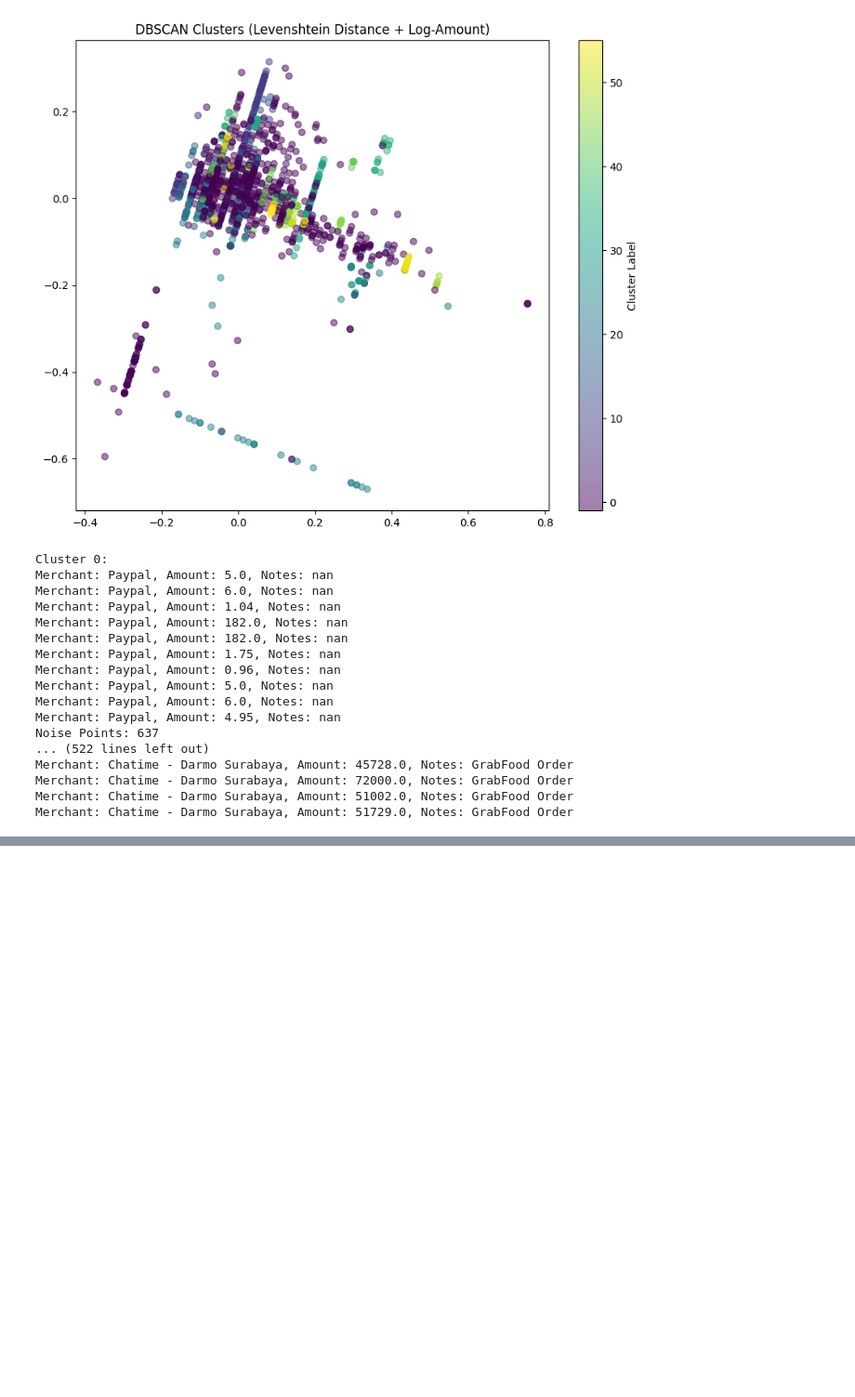
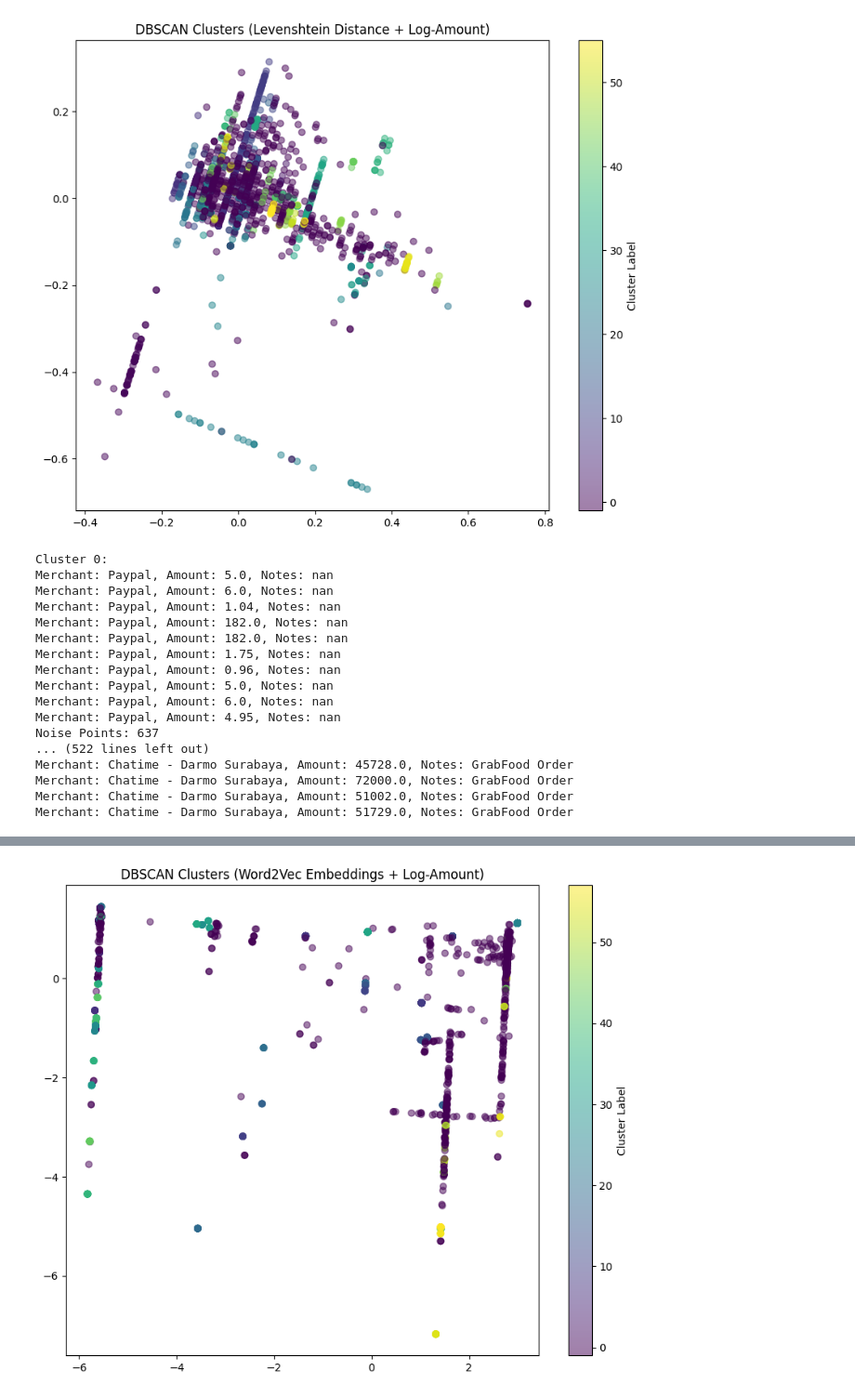
Before and after one commit to CekDuit/machine-learning, a Jupyter notebook: Email_Data_Extraction/clustering/testing_word2vec.ipynb, the cells around one changed output, grey strips where cells are left out. Shown: that part at 93% size. Saved outputs shown, nothing was run; the diff lists cells and outputs as text; code cells hidden in the pictures; blank space fills up the shorter version.

```diff
--- a/Email_Data_Extraction/clustering/testing_word2vec.ipynb
+++ b/Email_Data_Extraction/clustering/testing_word2vec.ipynb
@@ -130,0 +115,94 @@ Index(['Datetime', 'Merchant Name', 'Sub Category', 'Category', 'Amount',
+# %%
+import pandas as pd
+import numpy as np
+from gensim.models import Word2Vec
+from sklearn.cluster import DBSCAN
+from sklearn.decomposition import PCA
+import matplotlib.pyplot as plt
+from sklearn.preprocessing import MinMaxScaler
+from collections import defaultdict
+
+# 1. Load the Data
+csv_file_path = "merge-extracted-email.csv"
+df = pd.read_csv(csv_file_path, sep=";", on_bad_lines="skip")
+
+# Pastikan kolom yang dibutuhkan ada
+if "Merchant Name" not in df.columns or "Notes" not in df.columns or "Amount" not in df.columns:
+    raise ValueError("CSV file harus mengandung kolom 'Merchant Name', 'Notes', dan 'Amount'")
+
+# Pastikan Merchant Name dan Notes adalah string
+df["Merchant Name"] = df["Merchant Name"].astype(str).fillna("")
+df["Notes"] = df["Notes"].fillna("-")
+
+# 2. Tokenize the Text Data
+# Fungsi untuk melakukan tokenisasi sederhana
+def tokenize(text):
+    return text.lower().split()
+
+df['Merchant_Tokens'] = df['Merchant Name'].apply(tokenize)
+df['Notes_Tokens'] = df['Notes'].apply(tokenize)
+
+# 3. Train Word2Vec Model
+# Menggabungkan token dari 'Merchant Name' dan 'Notes' untuk membangun Word2Vec
+all_tokens = df['Merchant_Tokens'].tolist() + df['Notes_Tokens'].tolist()
+
+# Train Word2Vec model
+model = Word2Vec(sentences=all_tokens, vector_size=100, window=5, min_count=1, workers=4)
+
+# 4. Modified get_average_embedding function to handle the Word2Vec model
+def get_average_embedding(tokens, model):
+    # Initialize an empty list to store the word embeddings
+    embeddings = []
+
+    # Iterate through each token and get its corresponding embedding from the Word2Vec model
+    for word in tokens:
+        if word in model.wv:  # Ensure the word exists in the model's vocabulary
+            embeddings.append(model.wv[word])
+
+    # If no valid embeddings are found, return a zero vector
+    if len(embeddings) == 0:
+        return np.zeros(model.vector_size)
+
+    # Return the average embedding (mean of word vectors)
+    return np.mean(embeddings, axis=0)
+
+# 5. Mendapatkan Embedding untuk Merchant Name dan Notes
+df['Merchant_Embedding'] = df['Merchant_Tokens'].apply(lambda x: get_average_embedding(x, model))
+df['Notes_Embedding'] = df['Notes_Tokens'].apply(lambda x: get_average_embedding(x, model))
+
+# 6. Gabungkan Embedding Merchant Name dan Notes
+combined_embeddings = np.array([np.concatenate([merchant, notes]) for merchant, notes in zip(df['Merchant_Embedding'], df['Notes_Embedding'])])
+
+# 7. Normalisasi Data
+scaler = MinMaxScaler()
+normalized_embeddings = scaler.fit_transform(combined_embeddings)
+
+# 8. DBSCAN Clustering dengan Metric Euclidean
+dbscan = DBSCAN(eps=0.5, min_samples=5, metric='euclidean')
+dbscan.fit(normalized_embeddings)
+
+# 9. Visualisasi Cluster (menggunakan PCA untuk reduksi dimensi)
+pca = PCA(n_components=2)
+reduced_embeddings = pca.fit_transform(normalized_embeddings)
+
+plt.figure(figsize=(10, 8))
+plt.scatter(reduced_embeddings[:, 0], reduced_embeddings[:, 1], c=dbscan.labels_, cmap='viridis', alpha=0.5)
+plt.title("DBSCAN Clusters (Word2Vec Embeddings + Log-Amount)")
+plt.colorbar(label='Cluster Label')
+plt.show()
+
+# 10. Analisis Hasil Cluster
+clusters = defaultdict(list)
+for i, label in enumerate(dbscan.labels_):
+    clusters[label].append(df.iloc[i])
+
+# Menampilkan cluster
+for cluster_id, cluster_data in clusters.items():
+    if cluster_id != -1:  # -1 menunjukkan noise
+        print(f"Cluster {cluster_id}:")
+        for transaction in cluster_data[:10]:  # Tampilkan 10 transaksi pertama per cluster
+            print(f"Merchant: {transaction['Merchant Name']}, Amount: {transaction['Amount']}, Notes: {transaction['Notes']}")
+    else:
+        print(f"Noise Points: {len(cluster_data)}")
+# %% [output]
+[figure, added]
```
Also changed, not shown: parts of 7 cells of this notebook.
